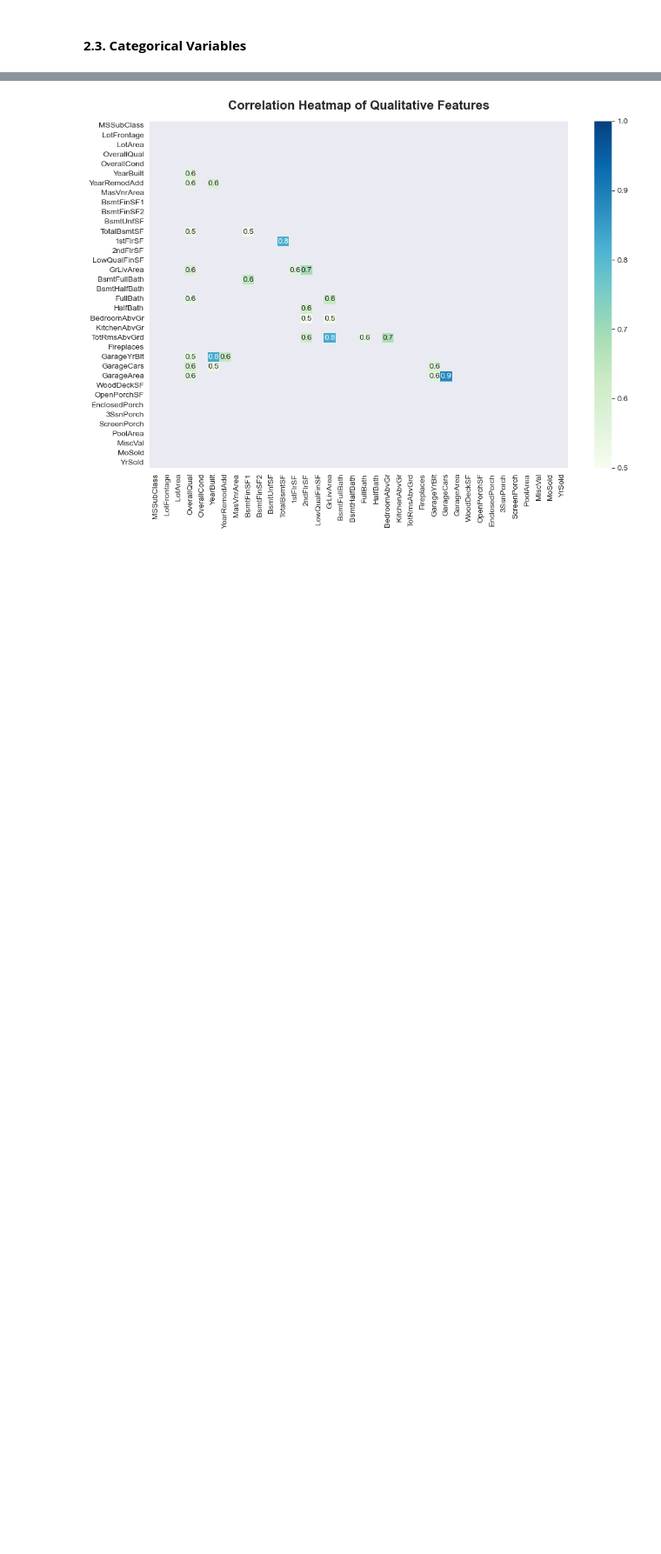
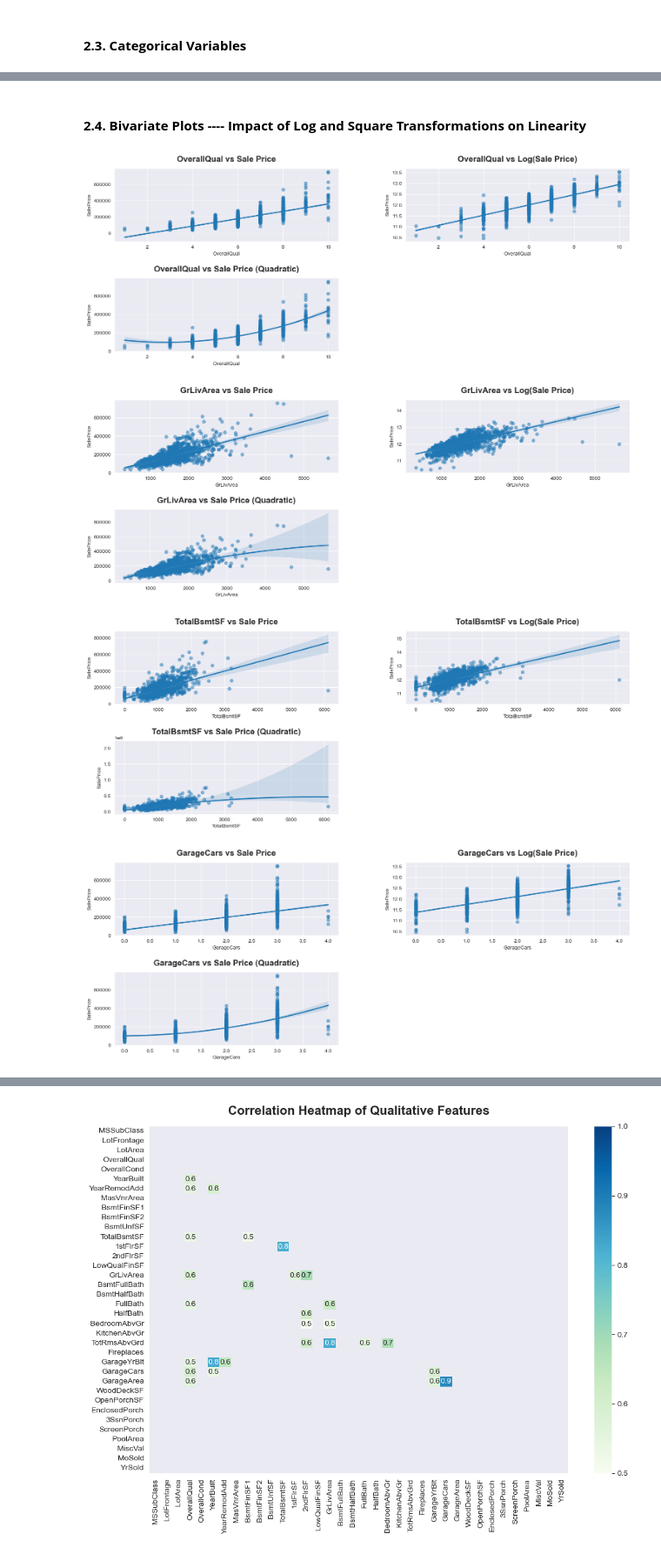
Before and after one commit to annugit1655/Real-Estate-Price-Prediction, a Jupyter notebook: Real-Estate-Price-Prediction/notebooks/house-price.ipynb, the cells around one changed output, grey strips where cells are left out. Shown at 87% size. Drawn from its saved outputs; the diff is of its cells as text; code cells hidden in the pictures; blank space fills up the shorter version.

```diff
--- a/Real-Estate-Price-Prediction/notebooks/house-price.ipynb
+++ b/Real-Estate-Price-Prediction/notebooks/house-price.ipynb
@@ -415,0 +361,35 @@ print(len(set(top_var['Feature']).intersection(set(top_features['Feature']))))
+# %% [markdown]
+#### **2.4. Bivariate Plots ---- Impact of Log and Square Transformations on Linearity**
+# %%
+
+def plot_scatter(feature):
+    fig, ax = plt.subplots(2, 2, figsize=(15, 6))
+
+    # Linear relationship
+    sns.regplot(x=feature, y='SalePrice', data=df_train, scatter_kws={'alpha':0.5}, ax=ax[0,0])
+    ax[0,0].set_title(f'{feature} vs Sale Price', fontdict={'fontsize': 16, 'fontweight': 'bold'}, y=1.05)
+
+    # Log transformation of target
+    sns.regplot(x=feature, y=np.log1p(df_train['SalePrice']), data=df_train, scatter_kws={'alpha':0.5}, ax=ax[0,1])
+    ax[0,1].set_title(f'{feature} vs Log(Sale Price)', fontdict={'fontsize': 16, 'fontweight': 'bold'}, y=1.05)
+
+    # Non-linear fit (lowess smoothing)
+    sns.regplot(x=feature, y='SalePrice', data=df_train, scatter_kws={'alpha':0.5}, order=2, ax=ax[1,0])
+    ax[1,0].set_title(f'{feature} vs Sale Price (Quadratic)', fontdict={'fontsize': 16, 'fontweight': 'bold'}, y=1.05)
+
+    # Remove the unused subplot (bottom-right)
+    fig.delaxes(ax[1,1])
+
+    plt.tight_layout()
+    plt.subplots_adjust(wspace=0.3, hspace=0.5)
+    plt.show()
+
+# Plot key numeric features
+important_numerics = ['OverallQual', 'GrLivArea', 'TotalBsmtSF', 'GarageCars']
+for feature in important_numerics:
+    plot_scatter(feature)
+# %% [output]
+[figure, added]
+[figure, added]
+[figure, added]
+[figure, added]
```
Also changed, not shown: parts of 25 cells of this notebook, 1 other file.
